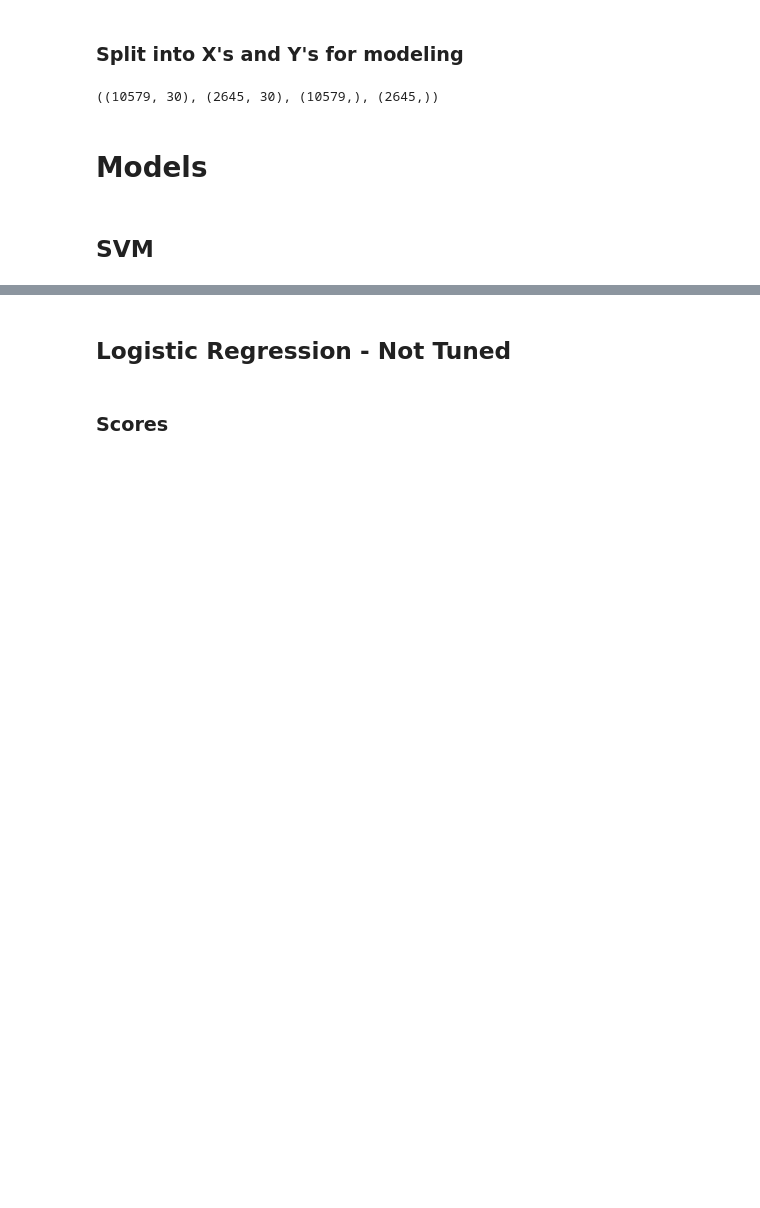
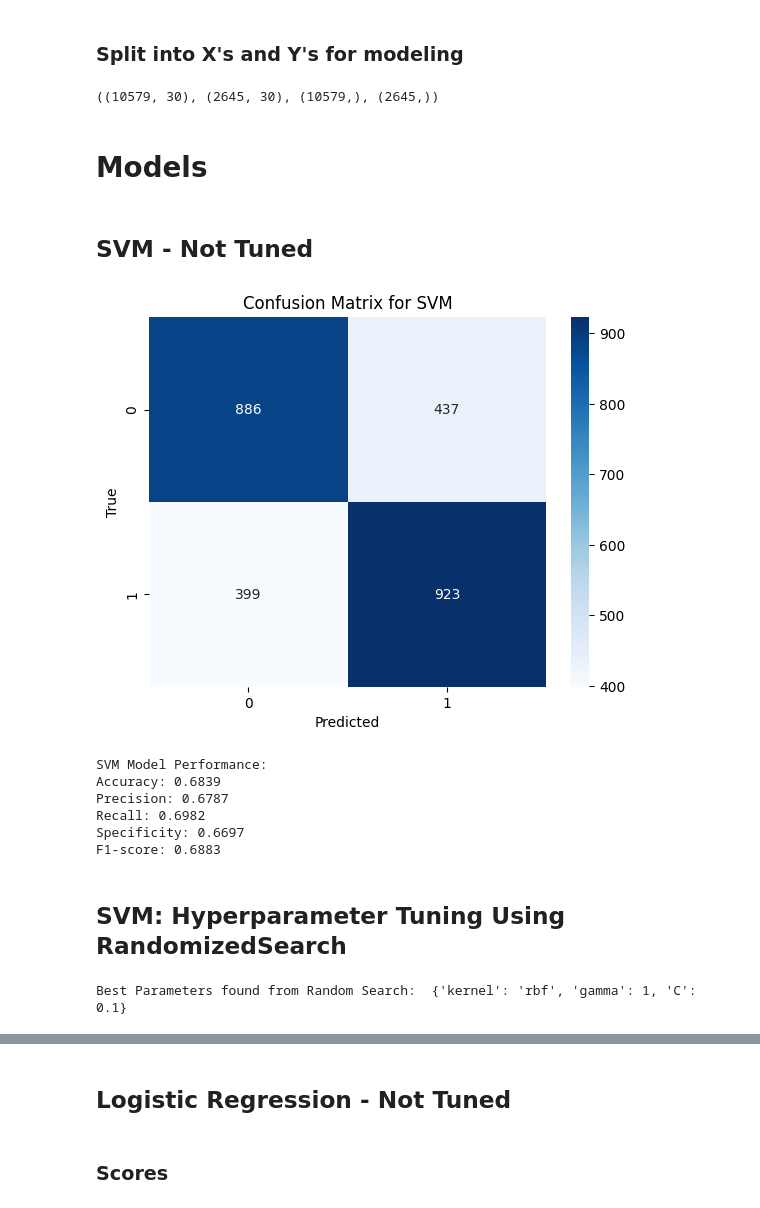
Before and after one commit to cw10877787/SJU_ML_TEAM4, a Jupyter notebook: final_project.ipynb, the cells around one changed output, grey strips where cells are left out. Drawn from its saved outputs; the diff is of its cells as text; code cells hidden in the pictures; blank space fills up the shorter version.

Commit message:
Completed Tuning SVM Model

```diff
--- a/final_project.ipynb
+++ b/final_project.ipynb
@@ -312,4 +312,64 @@ X_train.shape, X_test.shape, y_train.shape, y_test.shape
 # %% [markdown]
 # Models
 # %% [markdown]
-## SVM
+## SVM - Not Tuned
+# %%
+# SVM Model
+svmBase = SVC(kernel='sigmoid', C=10, random_state=42)
+svmBase.fit(X_train, y_train)
+y_pred_svm = svmBase.predict(X_test)
+cm_svm = confusion_matrix(y_test, y_pred_svm)
+sns.heatmap(cm_svm, annot=True, fmt='d', cmap='Blues')
+plt.xlabel('Predicted')
+plt.ylabel('True')
+plt.title(f'Confusion Matrix for SVM')
+plt.show()
+# %% [output]
+[figure, added]
+# %%
+# Let's evaluate the model's performance by calculating accuracy, precision, recall, and F1-score
+accuracy = accuracy_score(y_test, y_pred_svm)
+precision = precision_score(y_test, y_pred_svm)
+recall = recall_score(y_test, y_pred_svm)
+specificity = cm_svm[0,0] / (cm_svm[0,0] + cm_svm[0,1])
+f1 = f1_score(y_test, y_pred_svm)
+print(f'SVM Model Performance:')
+print(f'Accuracy: {accuracy:.4f}')
+print(f'Precision: {precision:.4f}')
+print(f'Recall: {recall:.4f}')
+print(f'Specificity: {specificity:.4f}')
+print(f'F1-score: {f1:.4f}')
+# %% [output]
+SVM Model Performance:
+Accuracy: 0.6839
+Precision: 0.6787
+Recall: 0.6982
+Specificity: 0.6697
+F1-score: 0.6883
+# %% [markdown]
+## SVM: Hyperparameter Tuning Using RandomizedSearch
+# %%
+# RandomizedSearchCV, can't use grid search
+from sklearn.model_selection import RandomizedSearchCV
+
+#https://scikit-learn.org/stable/modules/generated/sklearn.model_selection.RandomizedSearchCV.html#sklearn.model_selection.RandomizedSearchCV
+# https://medium.com/@sibelasgarova/gridsearchcv-and-randomsearchcv-in-svm-cda2dad8e434
+
+# From Medium:
+# C (Regularization Parameter): Controls the trade-off between a smooth decision boundary and correctly classifying training points.
+# Kernel: Specifies the function that transforms the input data into a higher-dimensional space to make it linearly separable.
+# Gamma (γ): Determines how far the influence of a single training example reaches in non-linear kernels like RBF.
+# Degree: Sets the complexity of the decision boundary in polynomial kernels by defining the degree of the polynomial function.
+
+parameters = {
+    "C": [0.1, 1, 10, 100],
+    "gamma": [1, 0.1, 0.01, 0.001],
+    "kernel": ["rbf", "linear"]
+}
+
+random_search = RandomizedSearchCV(SVC(), parameters, n_iter=10, cv=5,random_state=42)
+random_search.fit(X_train, y_train)
+
+print("Best Parameters found from Random Search: ", random_search.best_params_)
+# %% [output]
+Best Parameters found from Random Search:  {'kernel': 'rbf', 'gamma': 1, 'C': 0.1}
```
Also changed, not shown: parts of 3 cells of this notebook.
